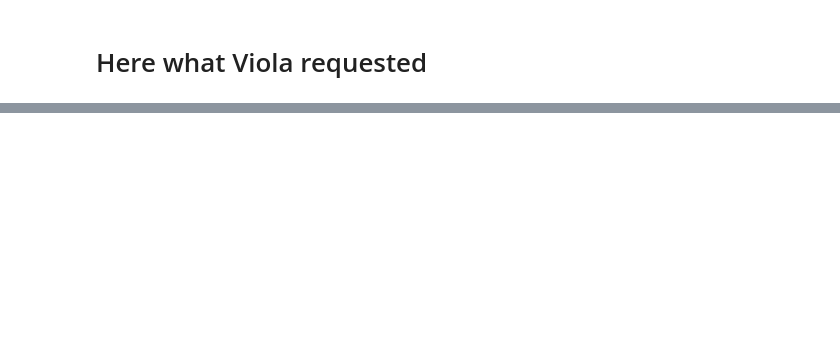
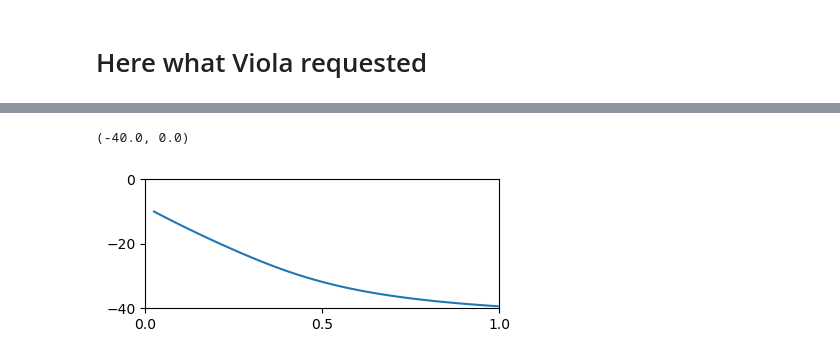
Before and after one commit to Fabio-FS/SIR-BEACON, a Jupyter notebook: notebooks/Fig_0_test.ipynb, the cells around one changed output, grey strips where cells are left out. Cells and saved outputs as stored; diff of their text form; code cells hidden in the pictures; blank space fills up the shorter version.

```diff
--- a/notebooks/Fig_0_test.ipynb
+++ b/notebooks/Fig_0_test.ipynb
@@ -289,5 +161,36 @@ for i in range(NP):
 
 
 RI = Rf + If
+# %%
+results = sweep_pol_mask_maskSIRD(
+    mask_max_range=mask_max_range,    # Changed from susc_max_range
+    pol_range=pol_range,
+    dT=0.1,
+    T=1000,
+    beta_M=0.25,                       # Added: maximum base susceptibility
+    batch_size=100,
+    N_COMPARTMENTS=N_COMPARTMENTS,
+    SPB_exponent=1
+)
+
+(S_final, I_final, R_final), _, _ = results
+
+S = S_final.reshape(NP, N_COMPARTMENTS).transpose()
+I = I_final.reshape(NP, N_COMPARTMENTS).transpose()
+R = R_final.reshape(NP, N_COMPARTMENTS).transpose()
+
+Sf = np.zeros((N_COMPARTMENTS, NP))
+If = np.zeros((N_COMPARTMENTS, NP))
+Rf = np.zeros((N_COMPARTMENTS, NP))
+for i in range(NP):
+
+    N_i = S_final[i,:] + I_final[i,:] + R_final[i,:]
+    Sf[:,i] = S_final[i,:]/N_i
+    If[:,i] = I_final[i,:]/N_i
+    Rf[:,i] = R_final[i,:]/N_i
+
+# normalize them: N_i = S
+
+RI_D = Rf + If
 # %%
 RI.shape
@@ -327,0 +249,16 @@ RI_1 = FIG_B_RI
+# %%
+D = np.sum(RI_D, axis = 0)
+C = np.sum(RI, axis = 0)
+
+fig, axs = plt.subplots(1,1, figsize=(2*Lx, Ly))
+
+
+
+axs.plot(pols,(C/D-1)*100, label = "SIRD")
+axs.set_xticks([0,0.5,1])
+axs.set_yticks([-40,-20,0])
+axs.set_xlim([0,1])
+axs.set_ylim([-40,0])
+# %% [output]
+(-40.0, 0.0)
+[figure, added]
```
Also changed, not shown: parts of 16 cells of this notebook, 28 other files.
